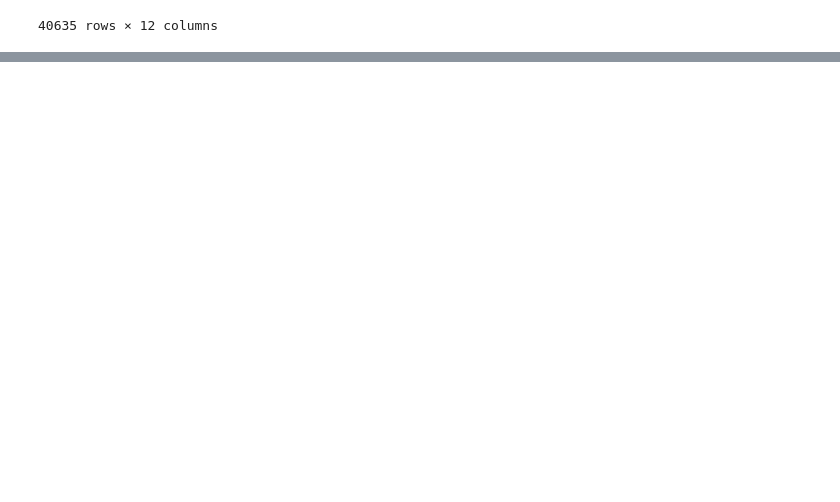
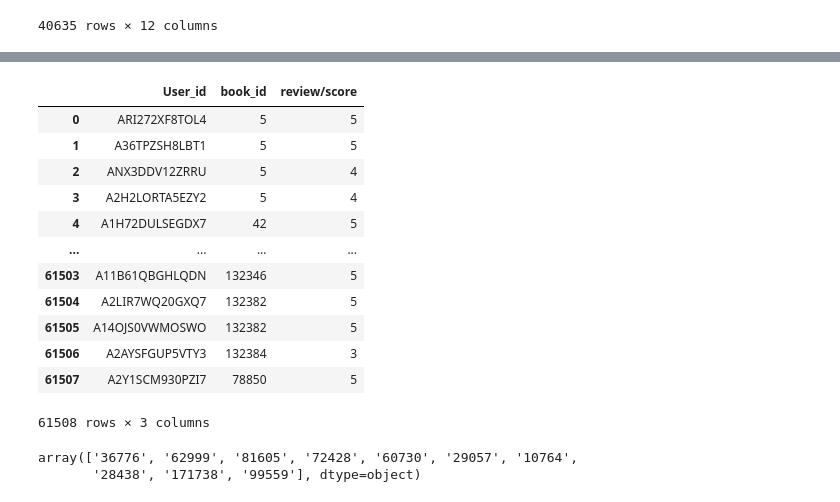
Before and after one commit to Hammer1142/books_recommender_system, a Jupyter notebook: notebooks/recommendations.ipynb, the cells around one changed output, grey strips where cells are left out. Drawn from its saved outputs; the diff is of its cells as text; code cells hidden in the pictures; blank space fills up the shorter version.

```diff
--- a/notebooks/recommendations.ipynb
+++ b/notebooks/recommendations.ipynb
@@ -67,0 +105,2 @@ overlap_users = set()
+# %%
+recs_lines = []
@@ -67,0 +126,19 @@ overlap_users = set()
+# %%
+recs = pd.DataFrame(recs_lines, columns=["User_id", "book_id", "review/score"])
+recs["book_id"] = recs["book_id"].astype(str)
+# %%
+recs
+# %% [output]
+|  | User_id | book_id | review/score |
+| 0 | ARI272XF8TOL4 | 5 | 5 |
+| 1 | A36TPZSH8LBT1 | 5 | 5 |
+| 2 | ANX3DDV12ZRRU | 5 | 4 |
+| 3 | A2H2LORTA5EZY2 | 5 | 4 |
+| 4 | A1H72DULSEGDX7 | 42 | 5 |
+| ... | ... | ... | ... |
+| 61503 | A11B61QBGHLQDN | 132346 | 5 |
+| 61504 | A2LIR7WQ20GXQ7 | 132382 | 5 |
+| 61505 | A14OJS0VWMOSWO | 132382 | 5 |
+| 61506 | A2AYSFGUP5VTY3 | 132384 | 3 |
+| 61507 | A2Y1SCM930PZI7 | 78850 | 5 |
+61508 rows × 3 columns
@@ -67,0 +148,5 @@ overlap_users = set()
+# %%
+top_recs
+# %% [output]
+array(['36776', '62999', '81605', '72428', '60730', '29057', '10764',
+       '28438', '171738', '99559'], dtype=object)
```
Also changed, not shown: parts of 14 cells of this notebook, 1 other file.
